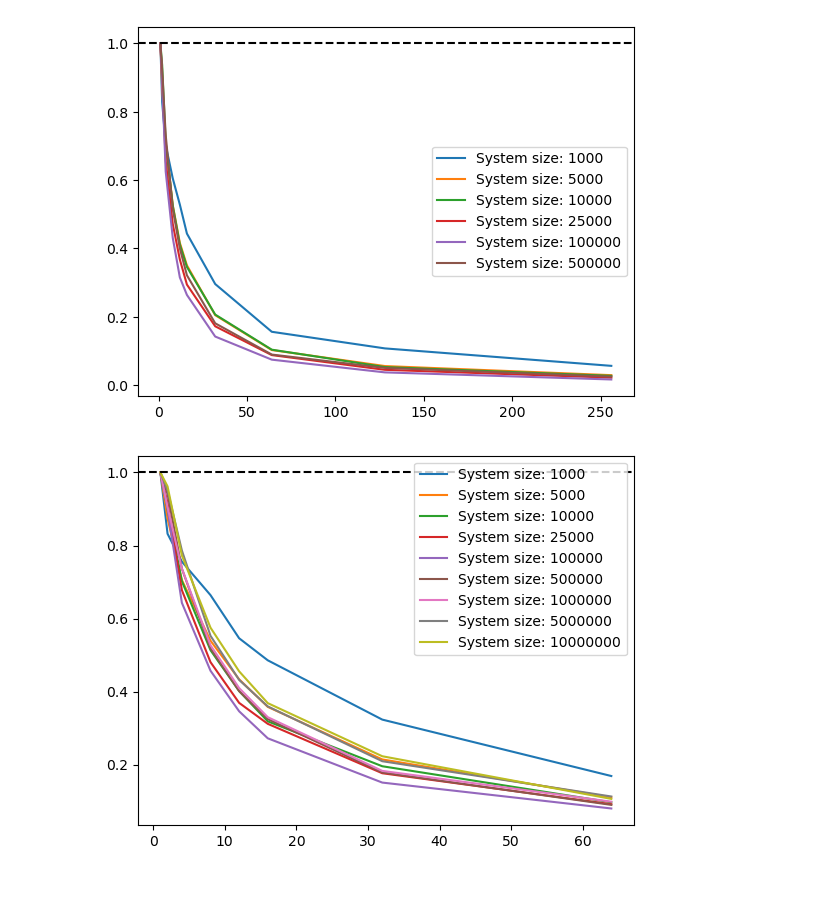
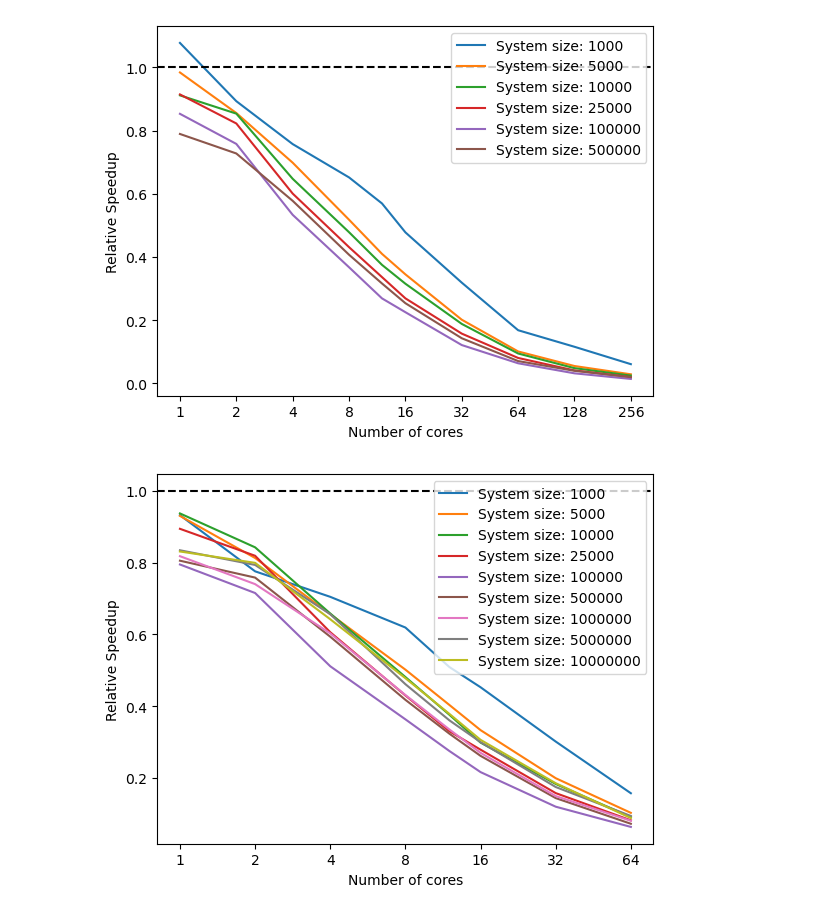
Before and after one commit to sncr0/parallel-verlet, a Jupyter notebook: results/plot_speedups.ipynb, the cells around one changed output. Saved outputs shown, nothing was run; the diff lists cells and outputs as text; code cells hidden in the pictures; blank space fills up the shorter version.

```diff
--- a/results/plot_speedups.ipynb
+++ b/results/plot_speedups.ipynb
@@ -5,8 +6,13 @@ import matplotlib.pyplot as plt
 data = np.loadtxt('data/electrostatic_benchmark_results.csv', delimiter=',')
 fig, ax = plt.subplots()
 for row in data:
-    ax.plot([1, 2, 4, 8, 12, 16, 32, 64, 128, 256], row[2]/row[2:], '-', label = f"System size: {int(row[0])}")
+    ax.plot([1, 2, 4, 8, 12, 16, 32, 64, 128, 256], row[1]/row[2:], '-', label = f"System size: {int(row[0])}")
 ax.legend()
 ax.axhline(1, color='k', linestyle='--')
+ax.set_xlabel('Number of cores')
+ax.set_ylabel('Relative Speedup')
+ax.set_xscale('log', base=2)
+ax.xaxis.set_major_formatter(FuncFormatter(lambda x, _: f"{int(x)}"))
+
 fig.savefig('../report/images/electrostatic_scaling.png', dpi=300)
 # %% [output]
@@ -15,8 +21,14 @@ fig.savefig('../report/images/electrostatic_scaling.png', dpi=300)
 data = np.loadtxt('data/dispersion_benchmark_results.csv', delimiter=',')
 fig, ax = plt.subplots()
 for row in data:
-    ax.plot([1, 2, 4, 8, 12, 16, 32, 64, 128, 256], row[2]/row[2:], '-', label = f"System size: {int(row[0])}")
+    ax.plot([1, 2, 4, 8, 12, 16, 32, 64, 128, 256], row[1]/row[2:], '-', label = f"System size: {int(row[0])}")
 ax.legend()
 ax.axhline(1, color='k', linestyle='--')
+ax.set_xlabel('Number of cores')
+ax.set_ylabel('Relative Speedup')
+ax.set_xscale('log', base=2)
+ax.xaxis.set_major_formatter(FuncFormatter(lambda x, _: f"{int(x)}"))
+
+
 fig.savefig('../report/images/dispersion_scaling.png', dpi=300)
 # %% [output]
@@ -25,19 +37,31 @@ fig.savefig('../report/images/dispersion_scaling.png', dpi=300)
 data = np.loadtxt('data/bonds_benchmark_results.csv', delimiter=',')
 fig, ax = plt.subplots()
 for row in data:
-    ax.plot([1, 2, 4, 8, 12, 16, 32, 64, 128, 256], row[2]/row[2:], '-', label = f"System size: {int(row[0])}")
+    ax.plot([1, 2, 4, 8, 12, 16, 32, 64, 128, 256], row[1]/row[2:], '-', label = f"System size: {int(row[0])}")
 ax.legend()
 ax.axhline(1, color='k', linestyle='--')
+ax.set_xlabel('Number of cores')
+ax.set_ylabel('Relative Speedup')
+ax.set_xscale('log', base=2)
+ax.xaxis.set_major_formatter(FuncFormatter(lambda x, _: f"{int(x)}"))
+
+
 fig.savefig('../report/images/bonds_scaling.png', dpi=300)
 # %% [output]
-[figure, old version]
+[figure, new version]
 # %%
 data = np.loadtxt('data/bonds2_benchmark_results.csv', delimiter=',')
 fig, ax = plt.subplots()
 for row in data:
-    ax.plot([1, 2, 4, 8, 12, 16, 32, 64], row[2]/row[2:], '-', label = f"System size: {int(row[0])}")
+    ax.plot([1, 2, 4, 8, 12, 16, 32, 64], row[1]/row[2:], '-', label = f"System size: {int(row[0])}")
 ax.legend()
 ax.axhline(1, color='k', linestyle='--')
+ax.set_xlabel('Number of cores')
+ax.set_ylabel('Relative Speedup')
+ax.set_xscale('log', base=2)
+ax.xaxis.set_major_formatter(FuncFormatter(lambda x, _: f"{int(x)}"))
+
+
 fig.savefig('../report/images/bonds2_scaling.png', dpi=300)
 # %% [output]
-[figure, old version]
+[figure, new version]
```
Also changed, not shown: parts of 3 cells of this notebook, 6 other files.
